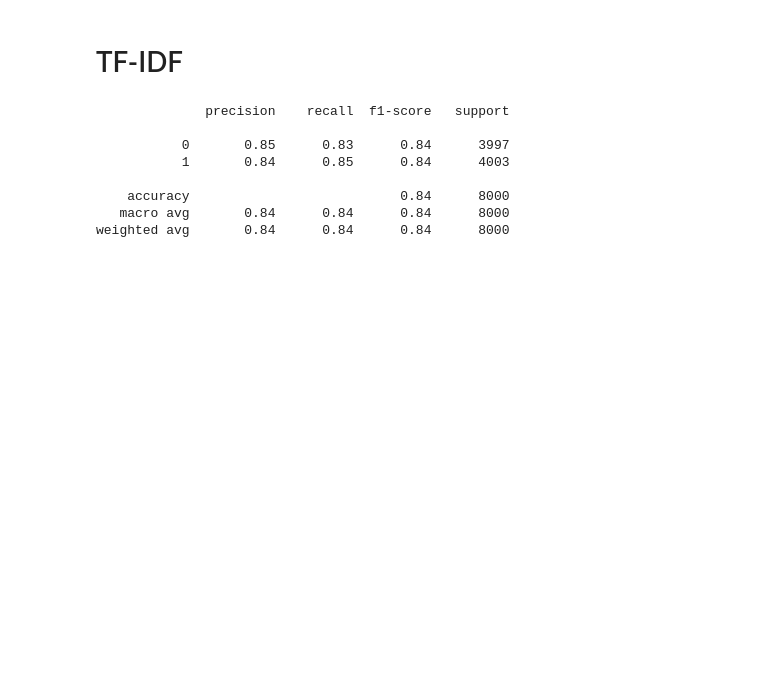
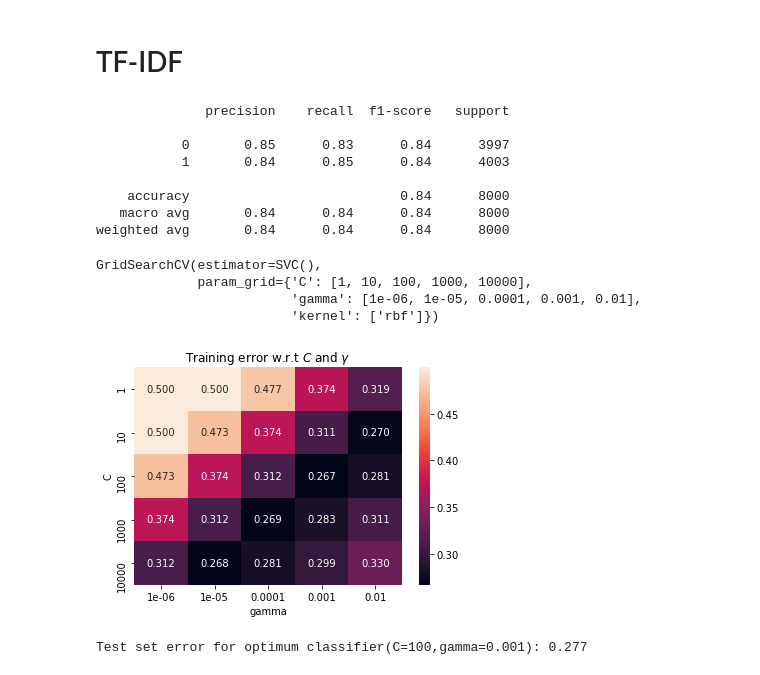
Before and after one commit to jjohashi/stress-analysis, a Jupyter notebook: 118b final.ipynb, the cells around one changed output. Saved outputs shown, nothing was run; the diff lists cells and outputs as text; code cells hidden in the pictures; blank space fills up the shorter version.

```diff
--- a/118b final.ipynb
+++ b/118b final.ipynb
@@ -143,0 +160,42 @@ weighted avg       0.84      0.84      0.84      8000
+# %%
+classifier = svm.SVC(kernel='rbf')
+search_results =  GridSearchCV(classifier, {'C':C_list, 'gamma': gamma_list, 'kernel': ['rbf']}) #########
+
+search_results.fit(df_train_X,df_train_Y)
+# %% [output]
+GridSearchCV(estimator=SVC(),
+             param_grid={'C': [1, 10, 100, 1000, 10000],
+                         'gamma': [1e-06, 1e-05, 0.0001, 0.001, 0.01],
+                         'kernel': ['rbf']})
+# %%
+# here's how we can extract all the same information from the search_results data structure
+
+# first get the parameters used in the order they were used
+results = pd.DataFrame( search_results.cv_results_['params'] )
+
+# next grab the score resulting from those parameters, add it to the data
+# score is accuracy; to display it as misclassification error we use 1 - x
+results['score'] = 1 - search_results.cv_results_['mean_test_score']
+
+# turn a long table into a 2-D table with C being the 1st axis (y-axis) and gamma as the 2nd (x-axis)
+results = results.pivot('C','gamma','score')
+
+# and plot it
+# using the dataframe means we don't need the wrapper fct around sns.heatmap we used before
+sns.heatmap(results,annot=True, fmt='.3f')
+plt.title('Training error w.r.t $C$ and $\gamma$')
+plt.show()
+# %% [output]
+[figure, added]
+# %%
+# extract the best estimator and its params
+opt_classifier = search_results.best_estimator_
+opt_C = search_results.best_params_['C']
+opt_gamma = search_results.best_params_['gamma']
+
+# just a copy/paste of test set evaluation from before
+opt_classifier.fit(df_train_X,df_train_Y)
+opt_test_score = 1 - opt_classifier.score(df_test_X,df_test_Y) # again turn accuracy into misclassification error
+print(f'Test set error for optimum classifier(C={opt_C},gamma={opt_gamma}): {opt_test_score:.3f}')
+# %% [output]
+Test set error for optimum classifier(C=100,gamma=0.001): 0.277
```
Also changed, not shown: parts of 2 cells of this notebook, 1 other file.
